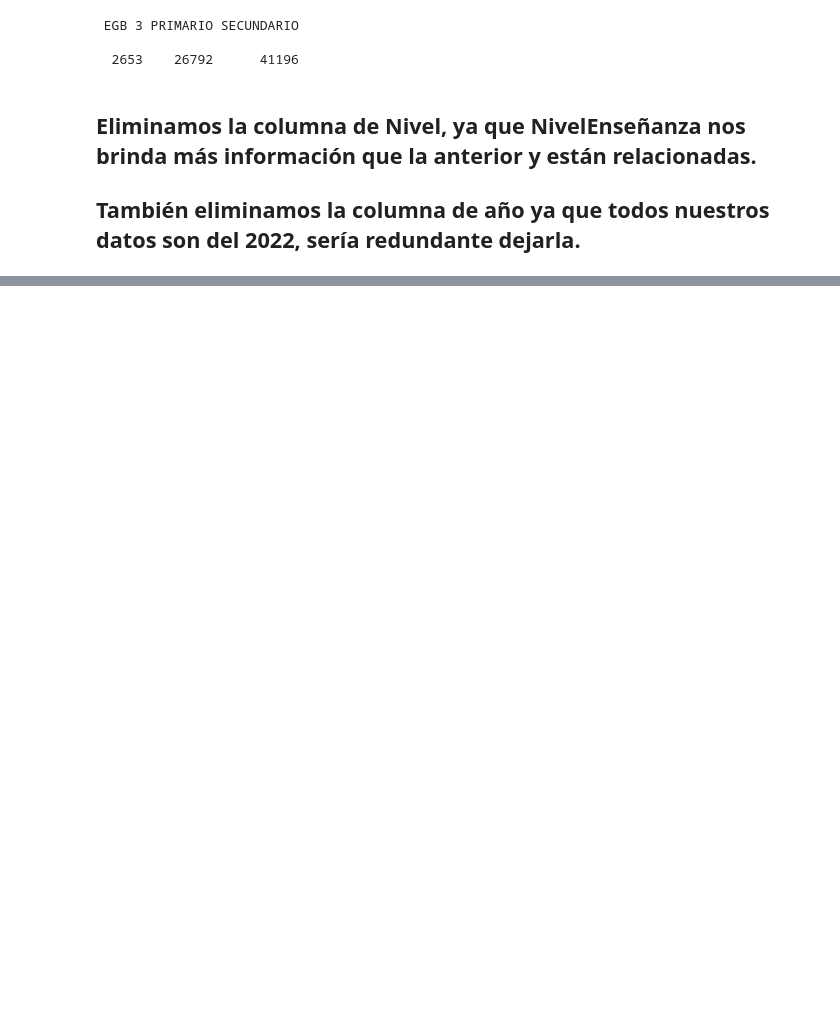
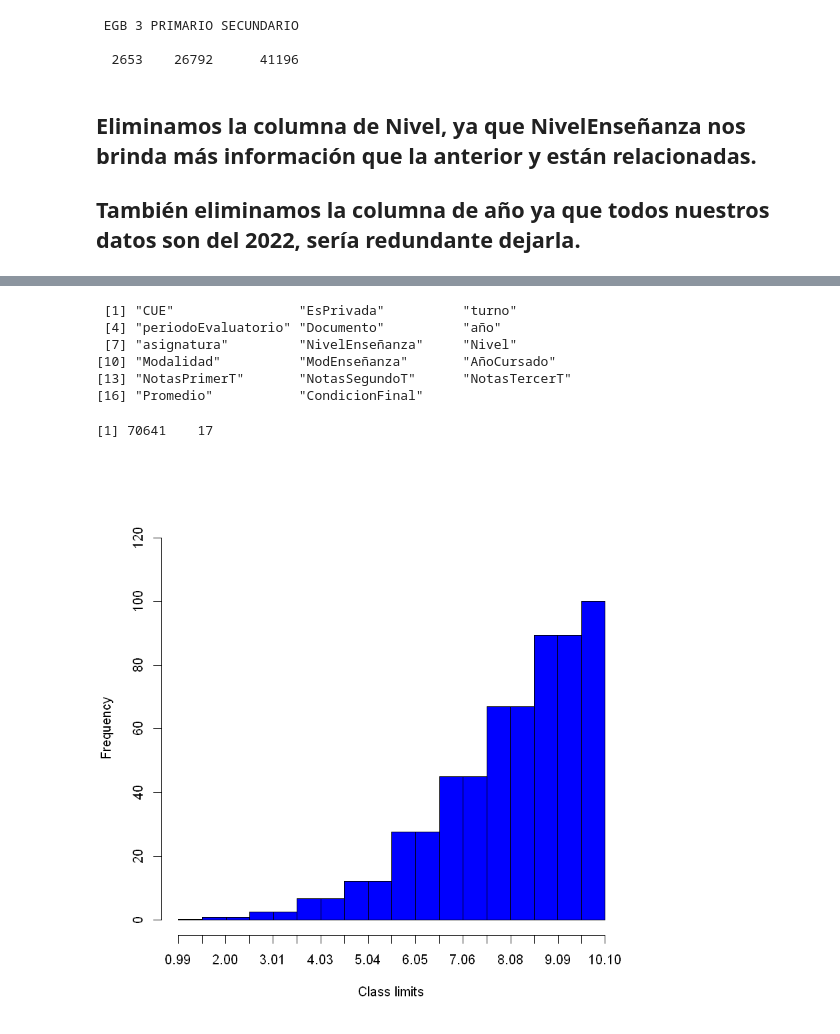
Before and after one commit to Nefertumm/EDM_2023, a Jupyter notebook: Dataset_escuelas/TP2.ipynb, the cells around one changed output, grey strips where cells are left out. Drawn from its saved outputs; the diff is of its cells as text; code cells hidden in the pictures; blank space fills up the shorter version.

```diff
--- a/Dataset_escuelas/TP2.ipynb
+++ b/Dataset_escuelas/TP2.ipynb
@@ -58,0 +62,13 @@ ftable(dataset$NivelEnseñanza)
+# %%
+names(dataset)
+# %% [output]
+ [1] "CUE"                "EsPrivada"          "turno"
+ [4] "periodoEvaluatorio" "Documento"          "año"
+ [7] "asignatura"         "NivelEnseñanza"     "Nivel"
+[10] "Modalidad"          "ModEnseñanza"       "AñoCursado"
+[13] "NotasPrimerT"       "NotasSegundoT"      "NotasTercerT"
+[16] "Promedio"           "CondicionFinal"
+# %%
+dim(dataset)
+# %% [output]
+[1] 70641    17
@@ -58,0 +77,5 @@ ftable(dataset$NivelEnseñanza)
+# %%
+histo_mat_primerT <- fdt(dataset$NotasPrimerT,breaks="Sturges",na.rm=TRUE)
+plot(histo_mat_primerT, type="cfph", col="blue")
+# %% [output]
+[figure, added]
```
Also changed, not shown: parts of 34 cells of this notebook, 3 other files.
